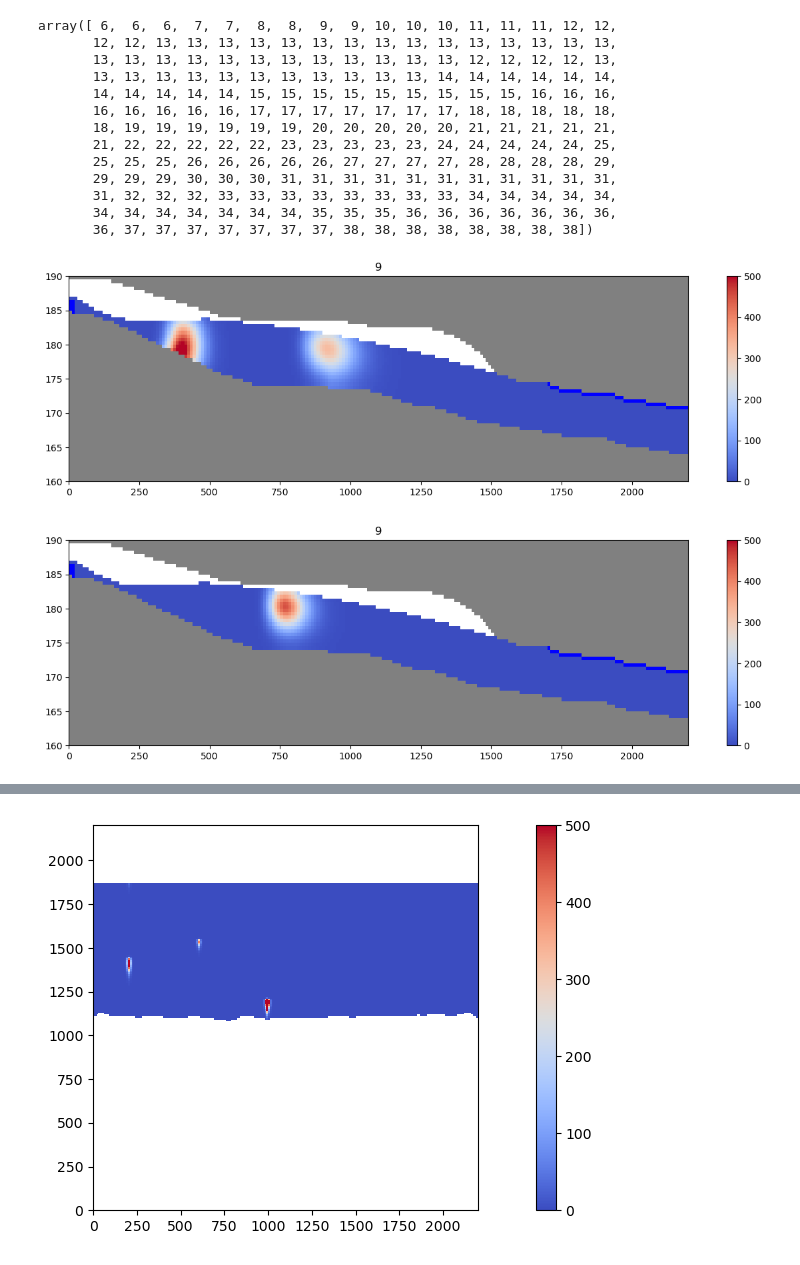
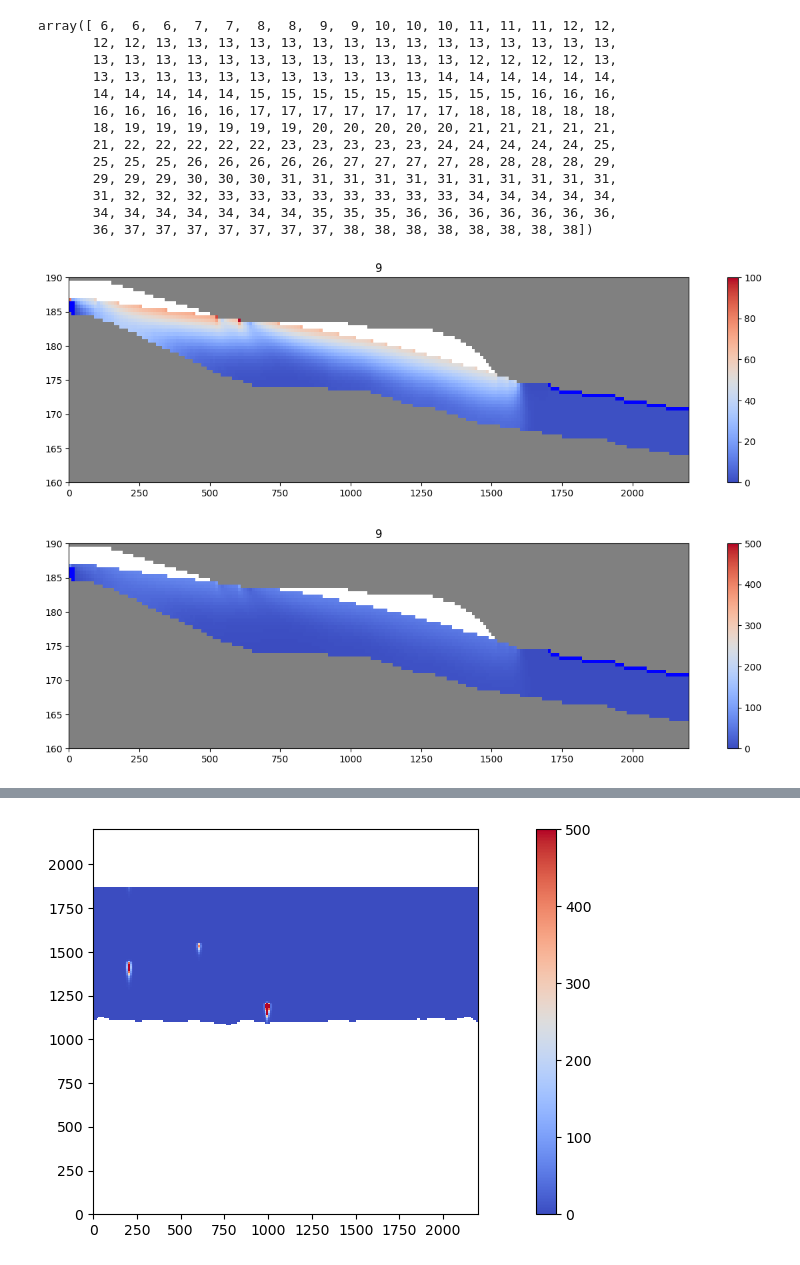
Before and after one commit to Shuyang-Wang/wasaga_model, a Jupyter notebook: wasaga_regional_test/2-wasga_regional_test.ipynb, the cells around one changed output, grey strips where cells are left out. Saved outputs shown, nothing was run; the diff lists cells and outputs as text; code cells hidden in the pictures.

```diff
--- a/wasaga_regional_test/2-wasga_regional_test.ipynb
+++ b/wasaga_regional_test/2-wasga_regional_test.ipynb
@@ -95,9 +95,9 @@ model = flopy.seawat.Seawat(modelname="example_model",
 # DIS
 # %%
 # Define model dimensions
-nlay = int(60*2)
-nrow = int(220*2)
-ncol = int(220*2)
+nlay = int(60*1)
+nrow = int(220*1)
+ncol = int(220*1)
 delr = 2200/nrow  # Cell width along rows (extend 2200 / 220)
 delc = 2200/ncol  # Cell width along columns (extend 2200 / 220)
 
@@ -583,37 +587,37 @@ masked_conc_data = np.ma.masked_where(mask, concentration_array)
 ### plotting# ####################
 
 fig = plt.figure(figsize=(15, 4))
 
-line = {"Column": meter_to_col(200)}
+line = {"Column": meter_to_col(0)}
 
 # Create a PlotCrossSection object for the model
 xsect = flopy.plot.PlotCrossSection(model=model, line=line)
 
 # Plot the concentration results
-cs = xsect.plot_array(masked_conc_data, cmap='coolwarm', vmin=0, vmax=500)
+cs = xsect.plot_array(masked_conc_data, cmap='coolwarm', vmin=0, vmax=100)
 plt.colorbar(cs)
 ibd = xsect.plot_ibound(color_noflow='grey')
 plt.title(kper)
 plt.show()
 
 ##------------------------
 
 fig = plt.figure(figsize=(15, 4))
 line = {"Column": meter_to_col(600)}
 
 # Create a PlotCrossSection object for the model
 xsect = flopy.plot.PlotCrossSection(model=model, line=line)
 
 # Plot the concentration results
 cs = xsect.plot_array(masked_conc_data, cmap='coolwarm', vmin=0, vmax=500)
 plt.colorbar(cs)
 
 ibd = xsect.plot_ibound(color_noflow='grey')
 plt.title(kper)
 plt.show()
 # %% [output]
-[figure, old version]
+[figure, new version]
-[figure, old version]
+[figure, new version]
 # %%
 import flopy.utils.binaryfile as bf
 budobj = bf.UcnFile(model_ws + '/MT3D001.UCN', model=model)
```
Also changed, not shown: parts of 12 cells of this notebook.
